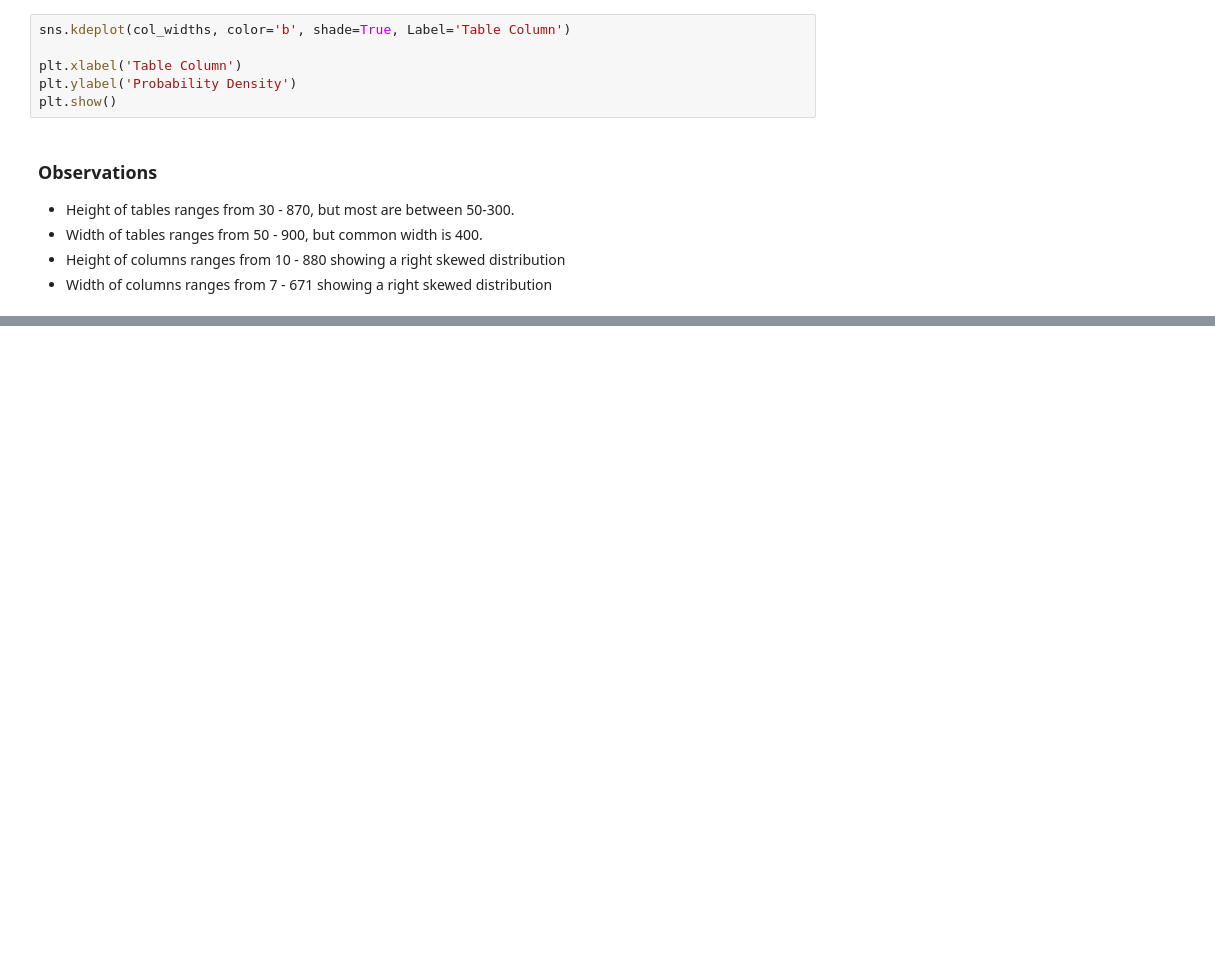
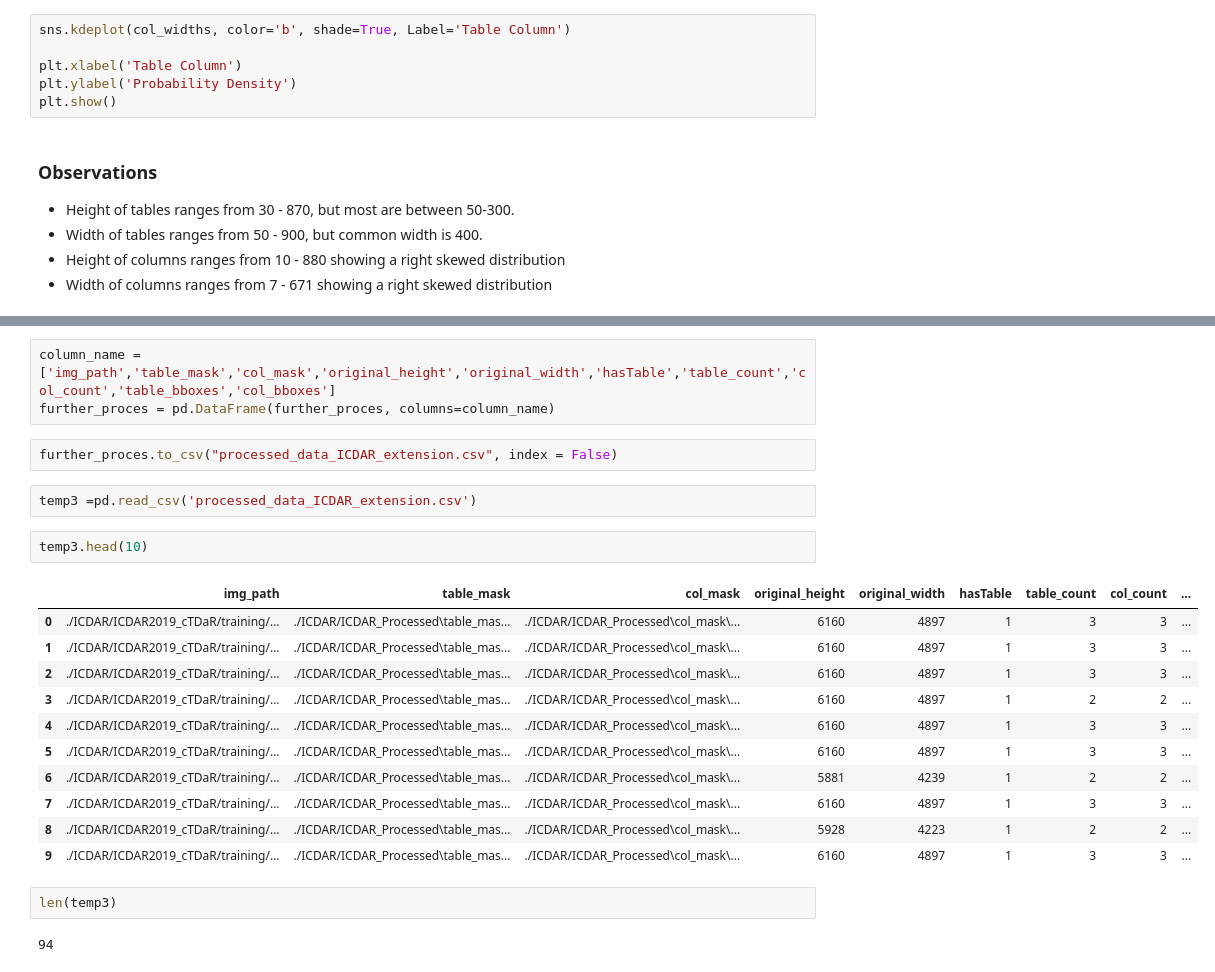
Before and after one commit to SidKad2003/TableNetForBunker, a Jupyter notebook: EDA-ICDAR.ipynb, the cells around one changed output, grey strips where cells are left out. Drawn from its saved outputs; the diff is of its cells as text; blank space fills up the shorter version.

Commit message:
concluding the processing stage

```diff
--- a/EDA-ICDAR.ipynb
+++ b/EDA-ICDAR.ipynb
@@ -633,0 +848,25 @@ plt.show()
+# %%
+column_name = ['img_path','table_mask','col_mask','original_height','original_width','hasTable','table_count','col_count','table_bboxes','col_bboxes']
+further_proces = pd.DataFrame(further_proces, columns=column_name)
+# %%
+further_proces.to_csv("processed_data_ICDAR_extension.csv", index = False)
+# %%
+temp3 =pd.read_csv('processed_data_ICDAR_extension.csv')
+# %%
+temp3.head(10)
+# %% [output]
+|  | img_path | table_mask | col_mask | original_height | original_width | hasTable | table_count | col_count | ... |
+| 0 | ./ICDAR/ICDAR2019_cTDaR/training/... | ./ICDAR/ICDAR_Processed\table_mas... | ./ICDAR/ICDAR_Processed\col_mask\... | 6160 | 4897 | 1 | 3 | 3 | ... |
+| 1 | ./ICDAR/ICDAR2019_cTDaR/training/... | ./ICDAR/ICDAR_Processed\table_mas... | ./ICDAR/ICDAR_Processed\col_mask\... | 6160 | 4897 | 1 | 3 | 3 | ... |
+| 2 | ./ICDAR/ICDAR2019_cTDaR/training/... | ./ICDAR/ICDAR_Processed\table_mas... | ./ICDAR/ICDAR_Processed\col_mask\... | 6160 | 4897 | 1 | 3 | 3 | ... |
+| 3 | ./ICDAR/ICDAR2019_cTDaR/training/... | ./ICDAR/ICDAR_Processed\table_mas... | ./ICDAR/ICDAR_Processed\col_mask\... | 6160 | 4897 | 1 | 2 | 2 | ... |
+| 4 | ./ICDAR/ICDAR2019_cTDaR/training/... | ./ICDAR/ICDAR_Processed\table_mas... | ./ICDAR/ICDAR_Processed\col_mask\... | 6160 | 4897 | 1 | 3 | 3 | ... |
+| 5 | ./ICDAR/ICDAR2019_cTDaR/training/... | ./ICDAR/ICDAR_Processed\table_mas... | ./ICDAR/ICDAR_Processed\col_mask\... | 6160 | 4897 | 1 | 3 | 3 | ... |
+| 6 | ./ICDAR/ICDAR2019_cTDaR/training/... | ./ICDAR/ICDAR_Processed\table_mas... | ./ICDAR/ICDAR_Processed\col_mask\... | 5881 | 4239 | 1 | 2 | 2 | ... |
+| 7 | ./ICDAR/ICDAR2019_cTDaR/training/... | ./ICDAR/ICDAR_Processed\table_mas... | ./ICDAR/ICDAR_Processed\col_mask\... | 6160 | 4897 | 1 | 3 | 3 | ... |
+| 8 | ./ICDAR/ICDAR2019_cTDaR/training/... | ./ICDAR/ICDAR_Processed\table_mas... | ./ICDAR/ICDAR_Processed\col_mask\... | 5928 | 4223 | 1 | 2 | 2 | ... |
+| 9 | ./ICDAR/ICDAR2019_cTDaR/training/... | ./ICDAR/ICDAR_Processed\table_mas... | ./ICDAR/ICDAR_Processed\col_mask\... | 6160 | 4897 | 1 | 3 | 3 | ... |
+# %%
+len(temp3)
+# %% [output]
+94
```
Also changed, not shown: parts of 21 cells of this notebook, 4 other files.
